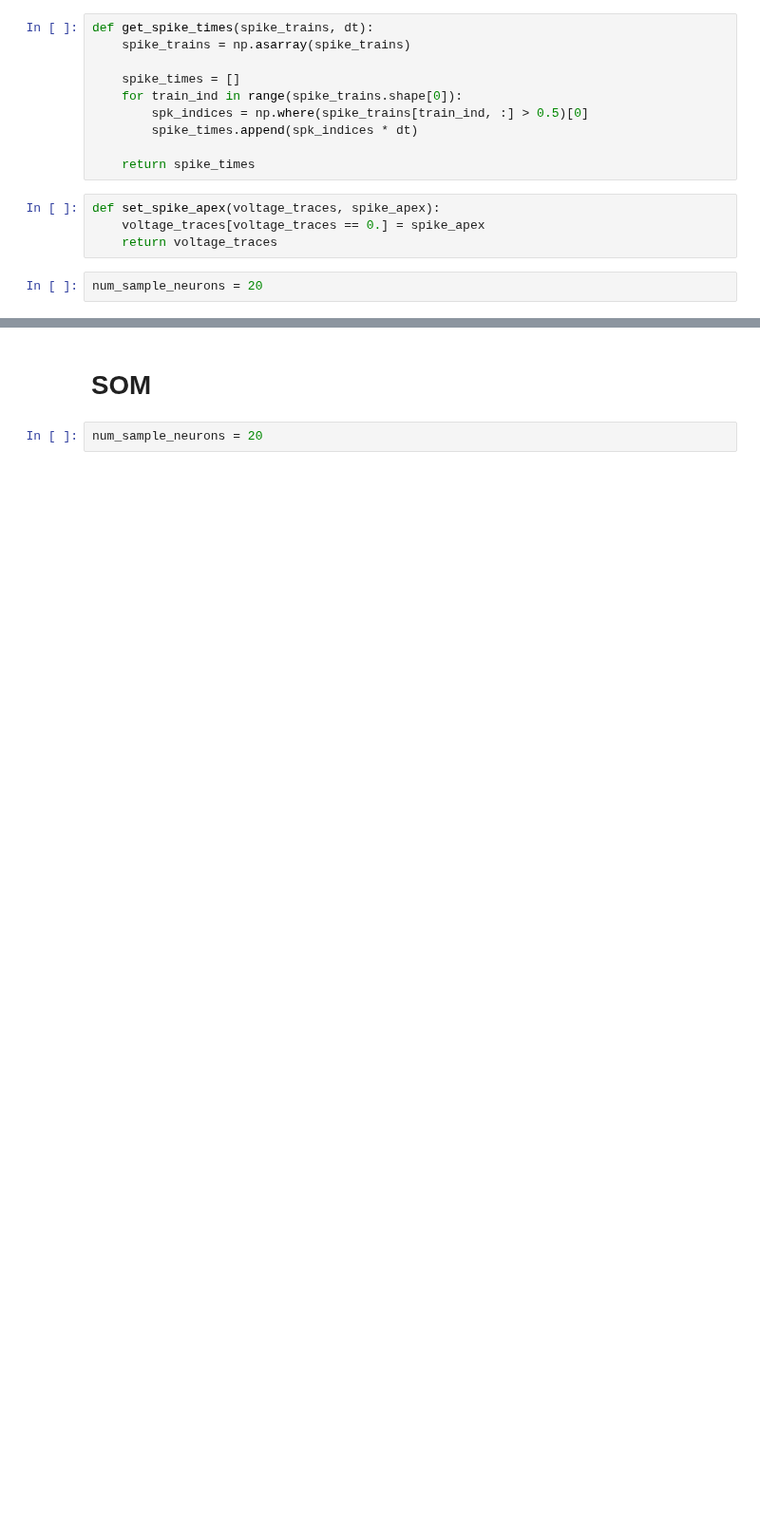
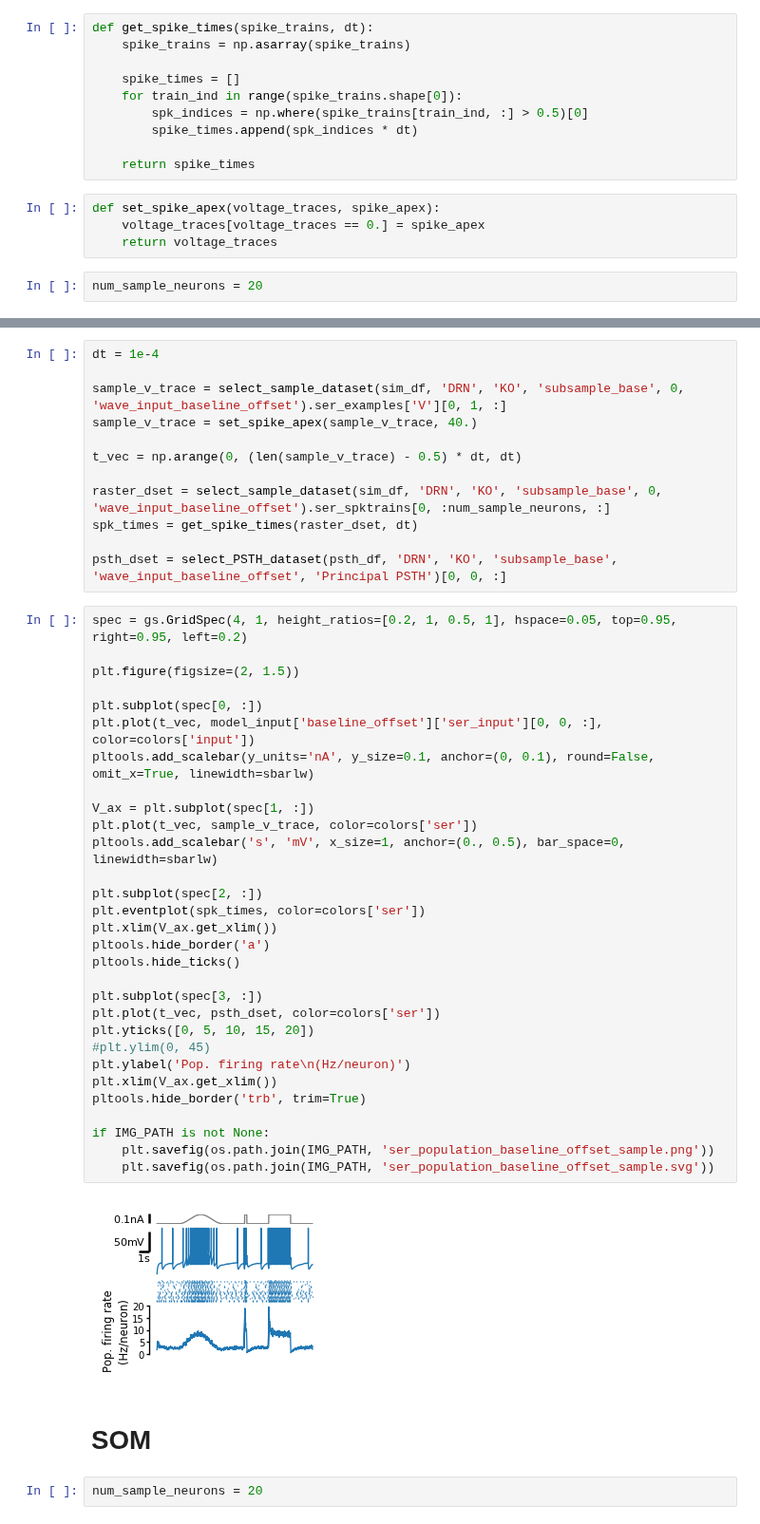
Before and after one commit to nauralcodinglab/raphegif, a Jupyter notebook: figs/scripts/writeup/illustrate_wave.ipynb, the cells around one changed output, grey strips where cells are left out. Shown at 95% size. Saved outputs shown, nothing was run; the diff lists cells and outputs as text; blank space fills up the shorter version.

```diff
--- a/figs/scripts/writeup/illustrate_wave.ipynb
+++ b/figs/scripts/writeup/illustrate_wave.ipynb
@@ -226,3 +251,47 @@ if IMG_PATH is not None:
+# %%
+dt = 1e-4
+
+sample_v_trace = select_sample_dataset(sim_df, 'DRN', 'KO', 'subsample_base', 0, 'wave_input_baseline_offset').ser_examples['V'][0, 1, :]
+sample_v_trace = set_spike_apex(sample_v_trace, 40.)
+
+t_vec = np.arange(0, (len(sample_v_trace) - 0.5) * dt, dt)
+
+raster_dset = select_sample_dataset(sim_df, 'DRN', 'KO', 'subsample_base', 0, 'wave_input_baseline_offset').ser_spktrains[0, :num_sample_neurons, :]
+spk_times = get_spike_times(raster_dset, dt)
+
+psth_dset = select_PSTH_dataset(psth_df, 'DRN', 'KO', 'subsample_base', 'wave_input_baseline_offset', 'Principal PSTH')[0, 0, :]
+# %%
+spec = gs.GridSpec(4, 1, height_ratios=[0.2, 1, 0.5, 1], hspace=0.05, top=0.95, right=0.95, left=0.2)
+
+plt.figure(figsize=(2, 1.5))
+
+plt.subplot(spec[0, :])
+plt.plot(t_vec, model_input['baseline_offset']['ser_input'][0, 0, :], color=colors['input'])
+pltools.add_scalebar(y_units='nA', y_size=0.1, anchor=(0, 0.1), round=False, omit_x=True, linewidth=sbarlw)
+
+V_ax = plt.subplot(spec[1, :])
+plt.plot(t_vec, sample_v_trace, color=colors['ser'])
+pltools.add_scalebar('s', 'mV', x_size=1, anchor=(0., 0.5), bar_space=0, linewidth=sbarlw)
+
+plt.subplot(spec[2, :])
+plt.eventplot(spk_times, color=colors['ser'])
+plt.xlim(V_ax.get_xlim())
+pltools.hide_border('a')
+pltools.hide_ticks()
+
+plt.subplot(spec[3, :])
+plt.plot(t_vec, psth_dset, color=colors['ser'])
+plt.yticks([0, 5, 10, 15, 20])
+#plt.ylim(0, 45)
+plt.ylabel('Pop. firing rate\n(Hz/neuron)')
+plt.xlim(V_ax.get_xlim())
+pltools.hide_border('trb', trim=True)
+
+if IMG_PATH is not None:
+    plt.savefig(os.path.join(IMG_PATH, 'ser_population_baseline_offset_sample.png'))
+    plt.savefig(os.path.join(IMG_PATH, 'ser_population_baseline_offset_sample.svg'))
+# %% [output]
+[figure, added]
 # %% [markdown]
 # SOM
 # %%
```
Also changed, not shown: parts of 18 cells of this notebook, 1 other file.
